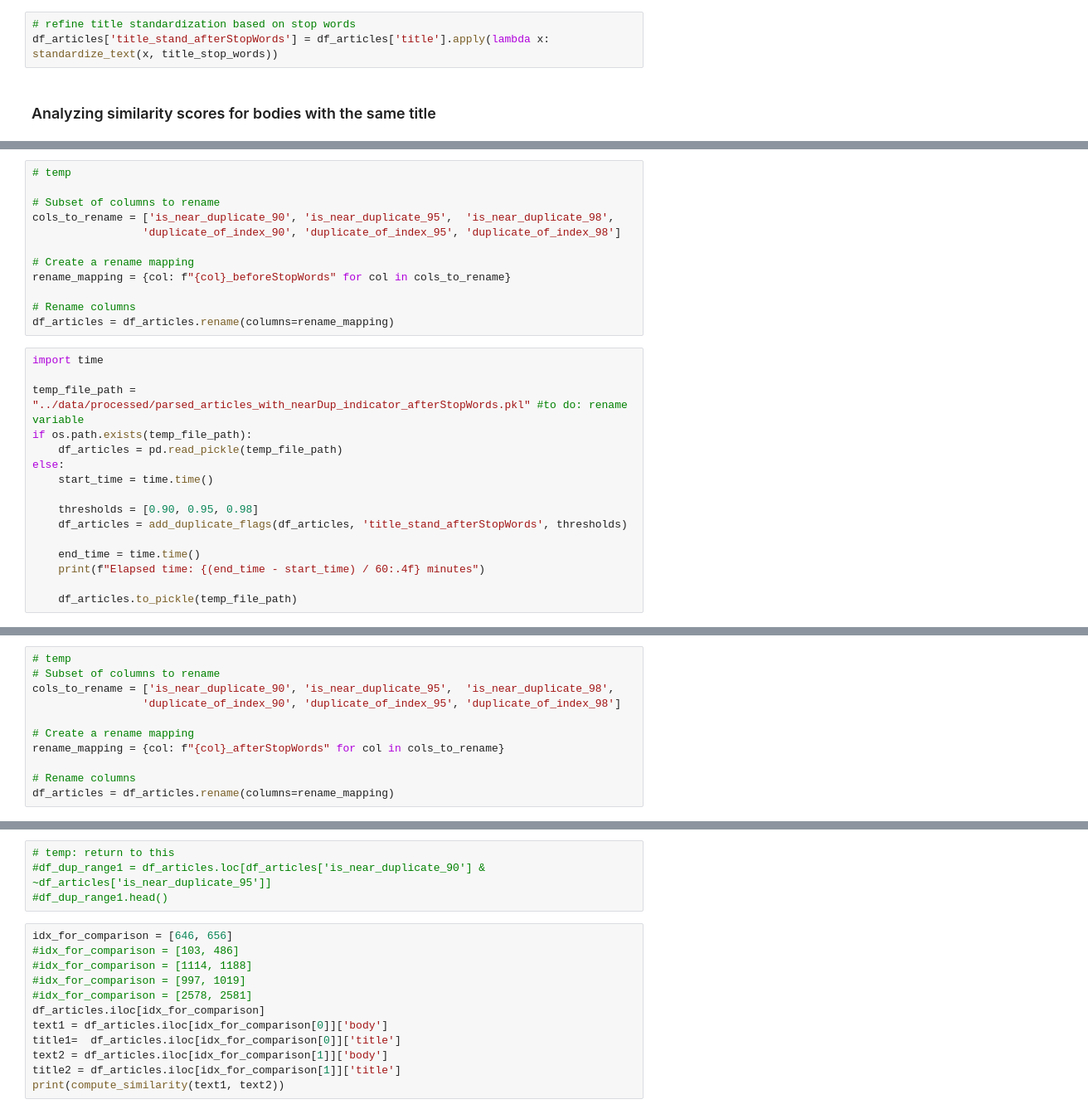
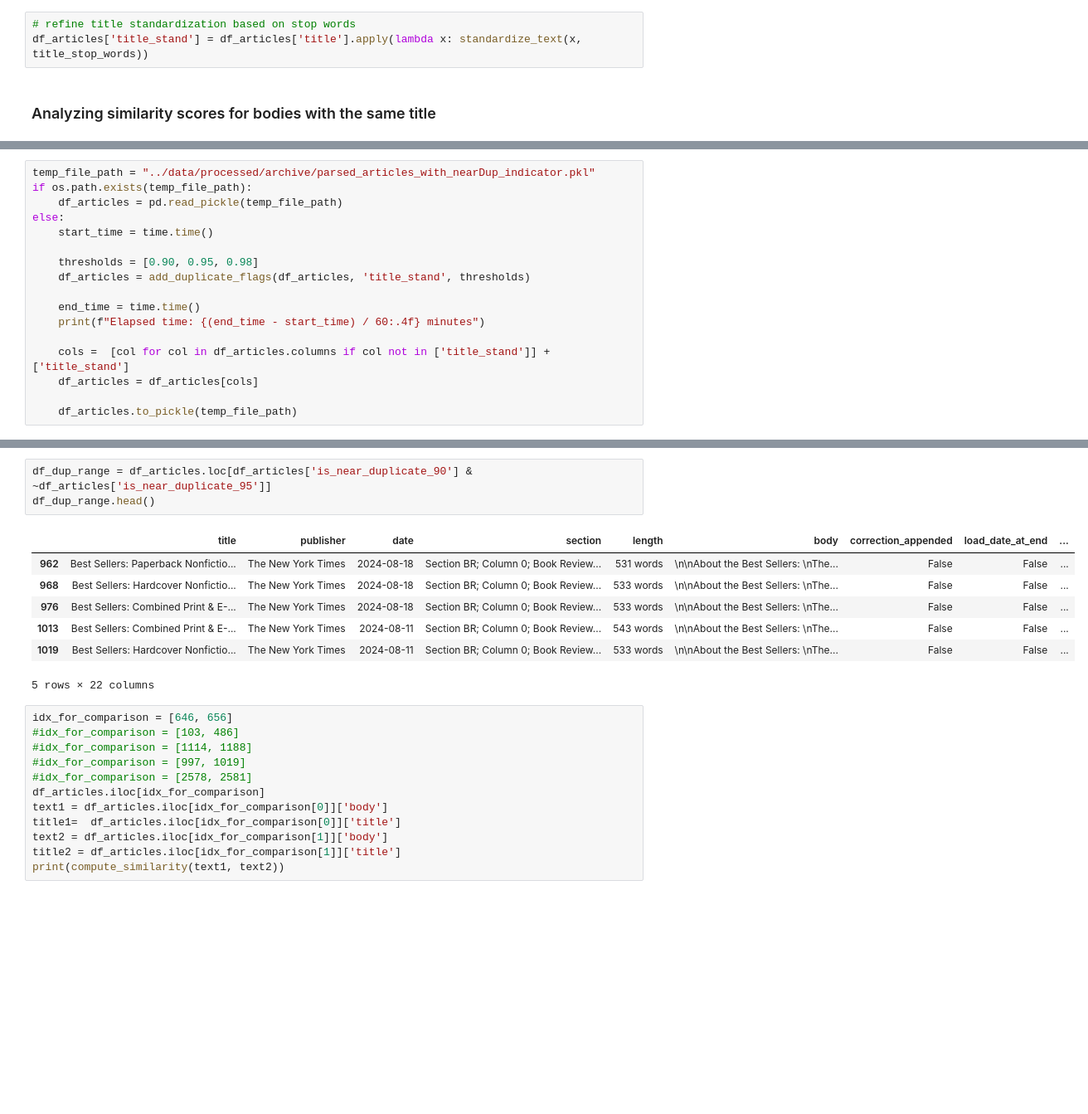
Before and after one commit to laurauguc/working_class_media_analysis, a Jupyter notebook: data_exploration/1.explore_parsed_data.ipynb, the cells around one changed output, grey strips where cells are left out. Shown: that part at 83% size. Drawn from its saved outputs; the diff is of its cells as text; blank space fills up the shorter version.

```diff
--- a/data_exploration/1.explore_parsed_data.ipynb
+++ b/data_exploration/1.explore_parsed_data.ipynb
@@ -746,5 +667,5 @@ with open("../data_preparation/title_stop_words.pkl", "wb") as f:
 # %%
 # refine title standardization based on stop words
-df_articles['title_stand_afterStopWords'] = df_articles['title'].apply(lambda x: standardize_text(x, title_stop_words))
+df_articles['title_stand'] = df_articles['title'].apply(lambda x: standardize_text(x, title_stop_words))
 # %% [markdown]
 ### Analyzing similarity scores for bodies with the same title
@@ -778,29 +672,18 @@ Number of near-duplicates before removing Stop Word from title
-# %%
-# temp
-
-# Subset of columns to rename
-cols_to_rename = ['is_near_duplicate_90', 'is_near_duplicate_95',  'is_near_duplicate_98',
-                 'duplicate_of_index_90', 'duplicate_of_index_95', 'duplicate_of_index_98']
-
-# Create a rename mapping
-rename_mapping = {col: f"{col}_beforeStopWords" for col in cols_to_rename}
-
-# Rename columns
-df_articles = df_articles.rename(columns=rename_mapping)
 # %%
-import time
-
-temp_file_path = "../data/processed/parsed_articles_with_nearDup_indicator_afterStopWords.pkl" #to do: rename variable
+temp_file_path = "../data/processed/archive/parsed_articles_with_nearDup_indicator.pkl"
 if os.path.exists(temp_file_path):
     df_articles = pd.read_pickle(temp_file_path)
 else:
     start_time = time.time()
 
     thresholds = [0.90, 0.95, 0.98]
-    df_articles = add_duplicate_flags(df_articles, 'title_stand_afterStopWords', thresholds)
+    df_articles = add_duplicate_flags(df_articles, 'title_stand', thresholds)
 
     end_time = time.time()
     print(f"Elapsed time: {(end_time - start_time) / 60:.4f} minutes")
 
+    cols =  [col for col in df_articles.columns if col not in ['title_stand']] + ['title_stand']
+    df_articles = df_articles[cols]
+
     df_articles.to_pickle(temp_file_path)
 # %%
@@ -813,14 +696,3 @@ Number of near-duplicates after removing Stop Words from title
         At 90% threshold: 1660
         At 95% threshold: 1447
         At 98% threshold: 1156
-# %%
-# temp
-# Subset of columns to rename
-cols_to_rename = ['is_near_duplicate_90', 'is_near_duplicate_95',  'is_near_duplicate_98',
-                 'duplicate_of_index_90', 'duplicate_of_index_95', 'duplicate_of_index_98']
-
-# Create a rename mapping
-rename_mapping = {col: f"{col}_afterStopWords" for col in cols_to_rename}
-
-# Rename columns
-df_articles = df_articles.rename(columns=rename_mapping)
@@ -860,7 +709,14 @@ df_dup_range1.head()
 # %%
-# temp: return to this
-#df_dup_range1 = df_articles.loc[df_articles['is_near_duplicate_90'] & ~df_articles['is_near_duplicate_95']]
-#df_dup_range1.head()
+df_dup_range = df_articles.loc[df_articles['is_near_duplicate_90'] & ~df_articles['is_near_duplicate_95']]
+df_dup_range.head()
+# %% [output]
+|  | title | publisher | date | section | length | body | correction_appended | load_date_at_end | ... |
+| 962 | Best Sellers: Paperback Nonfictio... | The New York Times | 2024-08-18 | Section BR; Column 0; Book Review... | 531 words | \n\nAbout the Best Sellers: \nThe... | False | False | ... |
+| 968 | Best Sellers: Hardcover Nonfictio... | The New York Times | 2024-08-18 | Section BR; Column 0; Book Review... | 533 words | \n\nAbout the Best Sellers: \nThe... | False | False | ... |
+| 976 | Best Sellers: Combined Print & E-... | The New York Times | 2024-08-18 | Section BR; Column 0; Book Review... | 533 words | \n\nAbout the Best Sellers: \nThe... | False | False | ... |
+| 1013 | Best Sellers: Combined Print & E-... | The New York Times | 2024-08-11 | Section BR; Column 0; Book Review... | 543 words | \n\nAbout the Best Sellers: \nThe... | False | False | ... |
+| 1019 | Best Sellers: Hardcover Nonfictio... | The New York Times | 2024-08-11 | Section BR; Column 0; Book Review... | 533 words | \n\nAbout the Best Sellers: \nThe... | False | False | ... |
+5 rows × 22 columns
 # %%
 idx_for_comparison = [646, 656]
 #idx_for_comparison = [103, 486]
```
Also changed, not shown: parts of 55 cells of this notebook, 5 other files.
